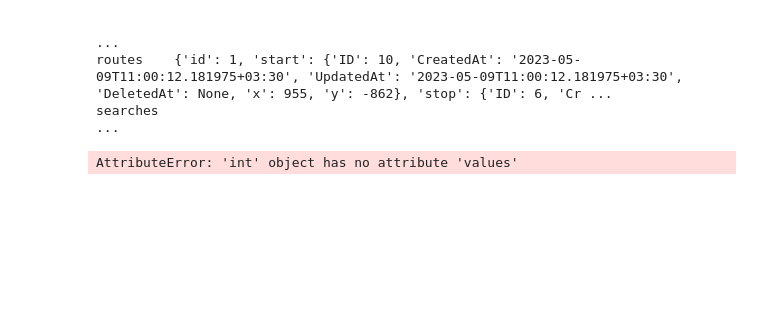
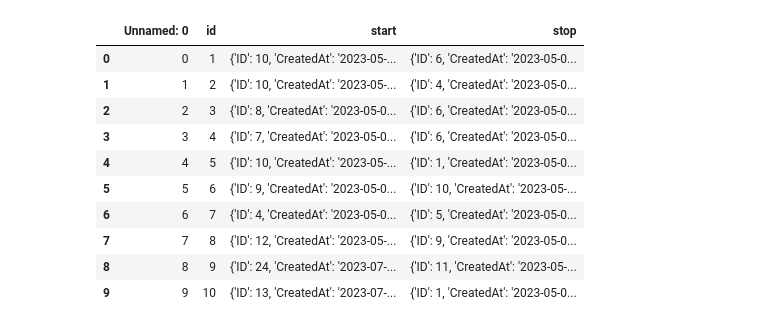
Before and after one commit to asaldelkhosh/Line-Recommendation, a Jupyter notebook: Untitled.ipynb, the cells around one changed output. Saved outputs shown, nothing was run; the diff lists cells and outputs as text; code cells hidden in the pictures; blank space fills up the shorter version.

```diff
--- a/Untitled.ipynb
+++ b/Untitled.ipynb
@@ -4,12 +61,16 @@ import pandas as pd
 # %%
-df = pd.read_json('data.json', orient='index')
+df_routes = pd.read_csv('data_routes.csv')
-# %%
-print(df.to_string())
-# %% [output]
-                                                                                                                                                                                                         ...
-routes    {'id': 1, 'start': {'ID': 10, 'CreatedAt': '2023-05-09T11:00:12.181975+03:30', 'UpdatedAt': '2023-05-09T11:00:12.181975+03:30', 'DeletedAt': None, 'x': 955, 'y': -862}, 'stop': {'ID': 6, 'Cr ...
-searches                                                                                                                                                                                                 ...
-# %%
-pd.json_normalize(df, max_level=0)
-# %% [output]
-AttributeError: 'int' object has no attribute 'values'
+# %%
+df_routes.head(10)
+# %% [output]
+|  | Unnamed: 0 | id | start | stop |
+| 0 | 0 | 1 | {'ID': 10, 'CreatedAt': '2023-05-... | {'ID': 6, 'CreatedAt': '2023-05-0... |
+| 1 | 1 | 2 | {'ID': 10, 'CreatedAt': '2023-05-... | {'ID': 4, 'CreatedAt': '2023-05-0... |
+| 2 | 2 | 3 | {'ID': 8, 'CreatedAt': '2023-05-0... | {'ID': 6, 'CreatedAt': '2023-05-0... |
+| 3 | 3 | 4 | {'ID': 7, 'CreatedAt': '2023-05-0... | {'ID': 6, 'CreatedAt': '2023-05-0... |
+| 4 | 4 | 5 | {'ID': 10, 'CreatedAt': '2023-05-... | {'ID': 1, 'CreatedAt': '2023-05-0... |
+| 5 | 5 | 6 | {'ID': 9, 'CreatedAt': '2023-05-0... | {'ID': 10, 'CreatedAt': '2023-05-... |
+| 6 | 6 | 7 | {'ID': 4, 'CreatedAt': '2023-05-0... | {'ID': 5, 'CreatedAt': '2023-05-0... |
+| 7 | 7 | 8 | {'ID': 12, 'CreatedAt': '2023-05-... | {'ID': 9, 'CreatedAt': '2023-05-0... |
+| 8 | 8 | 9 | {'ID': 24, 'CreatedAt': '2023-07-... | {'ID': 11, 'CreatedAt': '2023-05-... |
+| 9 | 9 | 10 | {'ID': 13, 'CreatedAt': '2023-07-... | {'ID': 1, 'CreatedAt': '2023-05-0... |
```
Also changed, not shown: parts of 18 cells of this notebook, 3 other files.
